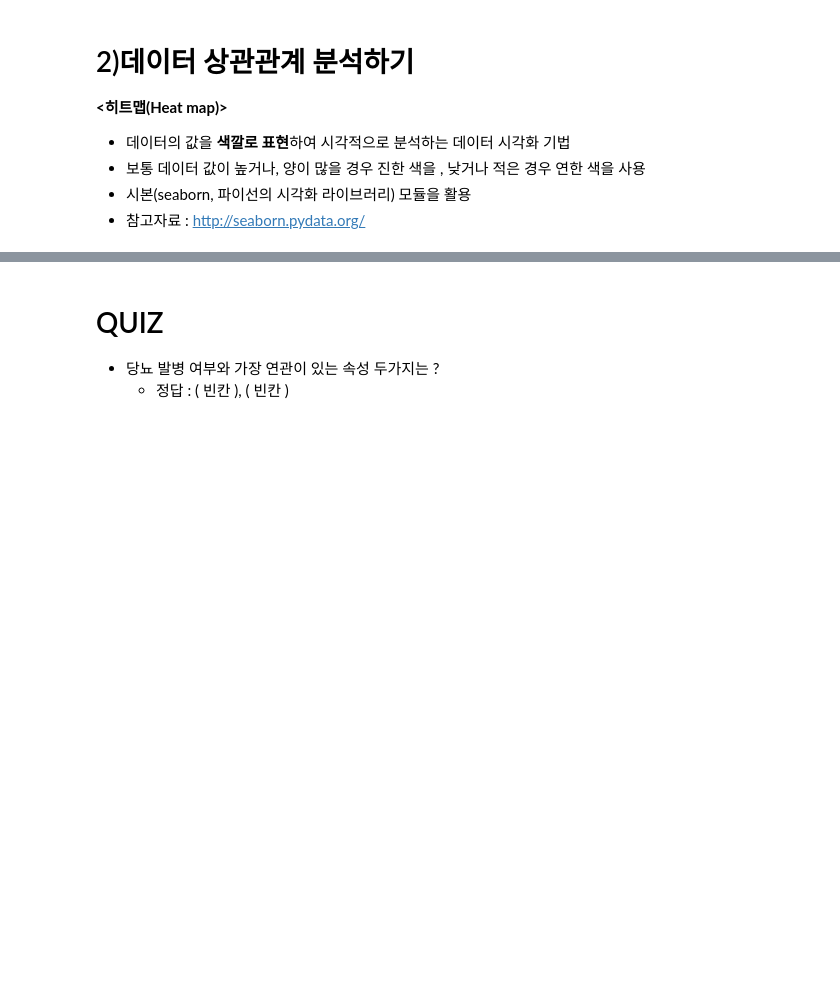
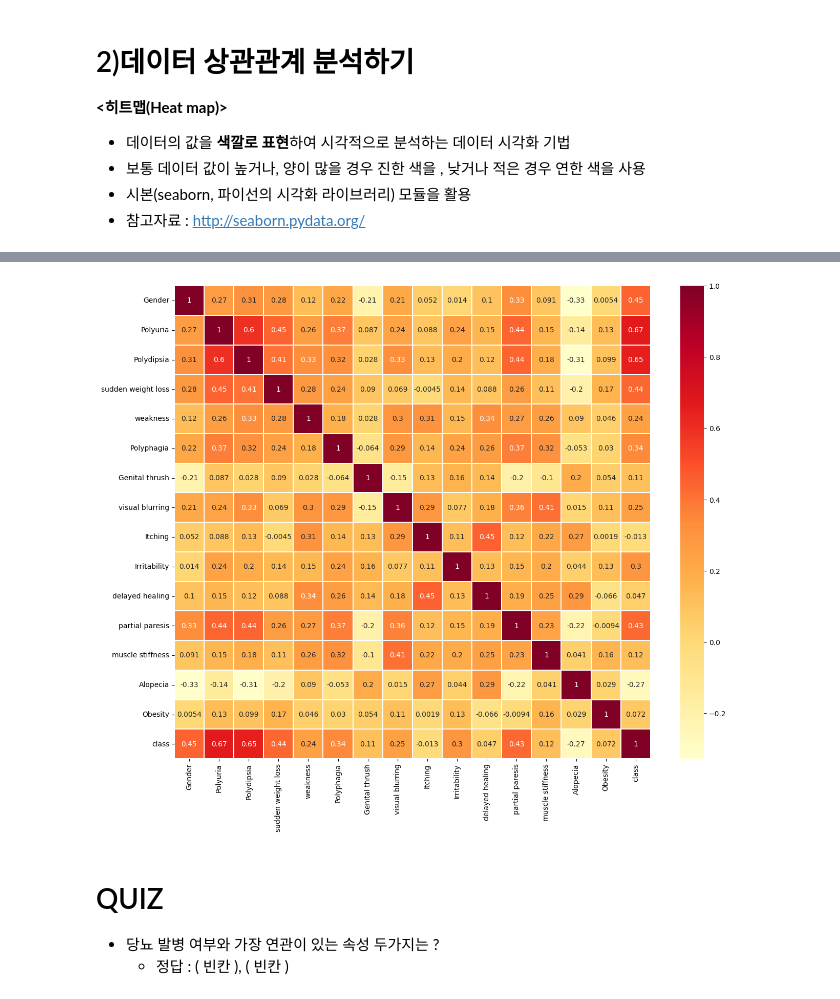
Before and after one commit to paira85/AI_smaple, a Jupyter notebook: 3_초기_당뇨_진단하기(학습지).ipynb, the cells around one changed output, grey strips where cells are left out. Drawn from its saved outputs; the diff is of its cells as text; code cells hidden in the pictures; blank space fills up the shorter version.

```diff
--- a/3_초기_당뇨_진단하기(학습지).ipynb
+++ b/3_초기_당뇨_진단하기(학습지).ipynb
@@ -84,9 +84,12 @@ df.head()
   - 참고자료 :  http://seaborn.pydata.org/
 # %%
 # 히트맵
+# seaborn 모듈 : 파이썬의 시각화 라이브러리
 import seaborn as sns
 
-plt.__________________ #표 사이즈 설정
-sns.(df.corr(), linewidth=0.1, vmax=1, cmap=plt.cm.YlOrRd, linecolor='white', annot=True)
+plt.figure(figsize=(15,12))   #표 사이즈 설정
+sns.heatmap(df.corr(), linewidth=0.1, vmax=1, cmap=plt.cm.YlOrRd, linecolor='white', annot=True)
 plt.show()
+#색상이 질할수록 상관관계가 높다
+#Polyuria(다뇨증) Polydipsia (조갈증)가 다른 속성들보다 당뇨병과 상관관계 높은 것을 알 수 있다.
 # %% [output]
@@ -94,3 +96,4 @@ SyntaxError: invalid syntax (<ipython-input-5-7e6a8434848b>, line 5)
+[figure, added]
 # %% [markdown]
 # QUIZ
 - 당뇨 발병 여부와 가장 연관이 있는 속성 두가지는 ?
```
Also changed, not shown: parts of 15 cells of this notebook.
